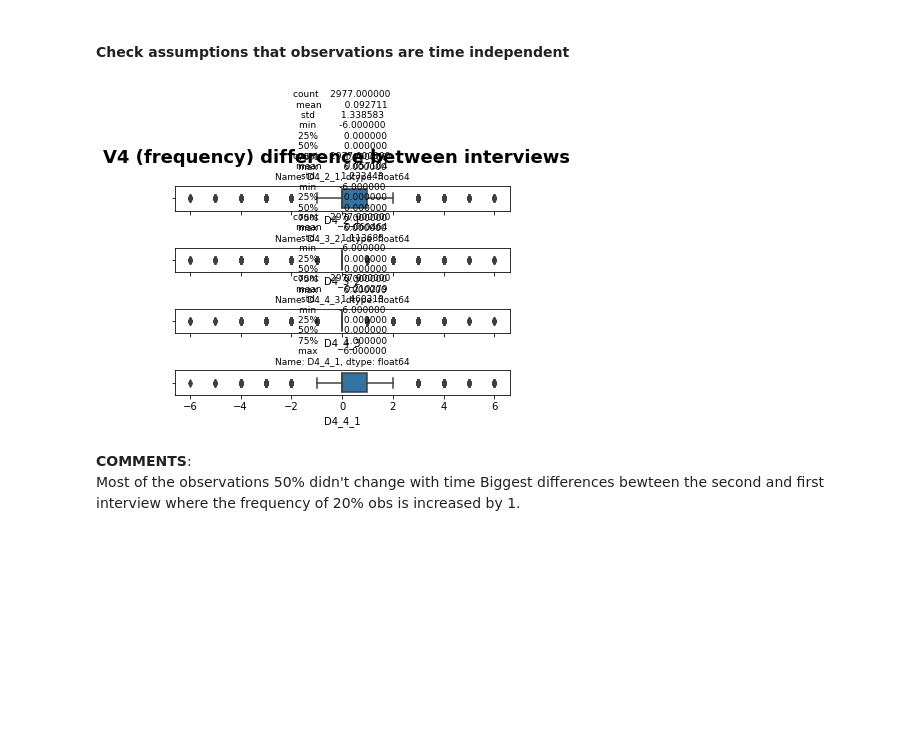
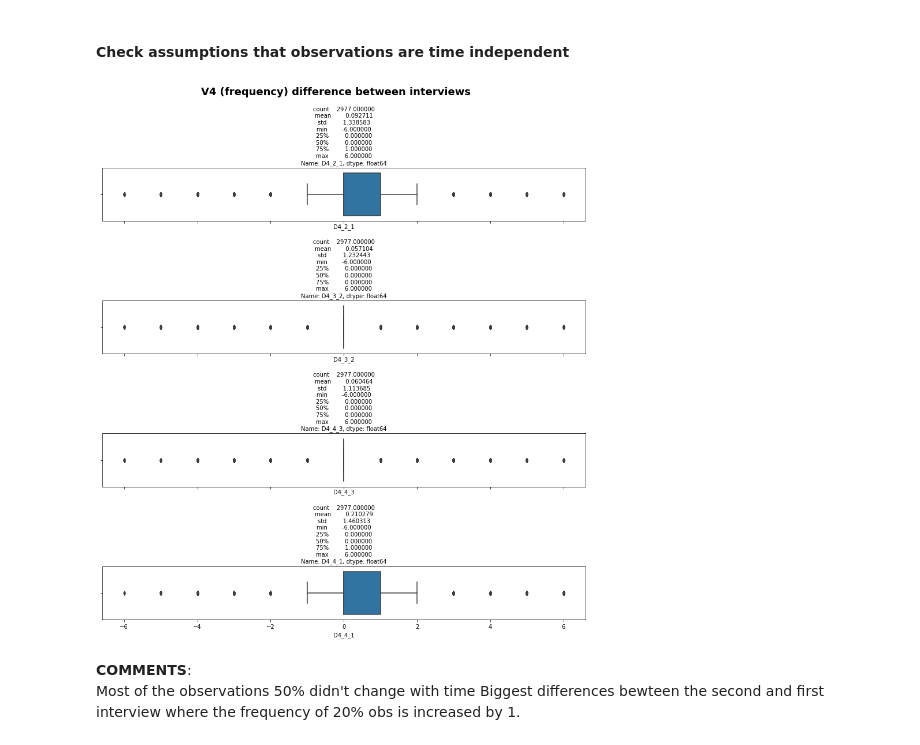
Before and after one commit to morena-au/Apps-Users-Attitudes, a Jupyter notebook: Apps.ipynb, the cells around one changed output. Saved outputs shown, nothing was run; the diff lists cells and outputs as text; code cells hidden in the pictures; blank space fills up the shorter version.

```diff
--- a/Apps.ipynb
+++ b/Apps.ipynb
@@ -968,33 +968,33 @@ plt.show()
 # %%
 # V4
 Apps_clean.loc[:, 'D4_2_1'] = Apps_clean.loc[:, 'V4_2_Interview'] - \
                               Apps_clean.loc[:, 'V4_1_Interview']
 Apps_clean.loc[:, 'D4_3_2'] = Apps_clean.loc[:, 'V4_3_Interview'] - \
                               Apps_clean.loc[:, 'V4_2_Interview']
 Apps_clean.loc[:, 'D4_4_3'] = Apps_clean.loc[:, 'V4_4_Interview'] - \
                               Apps_clean.loc[:, 'V4_3_Interview']
 Apps_clean.loc[:, 'D4_4_1'] = Apps_clean.loc[:, 'V4_4_Interview'] - \
                               Apps_clean.loc[:, 'V4_1_Interview']
 
-fig, axs = plt.subplots(4, sharex=True, sharey=True)
+fig, axs = plt.subplots(4, sharex=True, sharey=True, figsize=(15, 15))
 fig.suptitle('V4 (frequency) difference between interviews',
              fontsize=18, fontweight='bold')
 sns.boxplot(Apps_clean['D4_2_1'], ax=axs[0])
 axs[0].set_title('{}'.format(pd.DataFrame.describe(Apps_clean['D4_2_1'])),
-                 fontsize=9)
+                 fontsize=10)
 sns.boxplot(Apps_clean['D4_3_2'], ax=axs[1])
 axs[1].set_title('{}'.format(pd.DataFrame.describe(Apps_clean['D4_3_2'])),
-                 fontsize=9)
+                 fontsize=10)
 sns.boxplot(Apps_clean['D4_4_3'], ax=axs[2])
 axs[2].set_title('{}'.format(pd.DataFrame.describe(Apps_clean['D4_4_3'])),
-                 fontsize=9)
+                 fontsize=10)
 sns.boxplot(Apps_clean['D4_4_1'], ax=axs[3])
 axs[3].set_title('{}'.format(pd.DataFrame.describe(Apps_clean['D4_4_1'])),
-                 fontsize=9)
+                 fontsize=10)
 fig.subplots_adjust(top=0.85, hspace=1.5)
 plt.show()
 # %% [output]
-[figure, old version]
+[figure, new version]
 # %% [markdown]
  **COMMENTS**: <br />
  Most of the observations 50% didn't change with time
```
Also changed, not shown: parts of 35 cells of this notebook.
